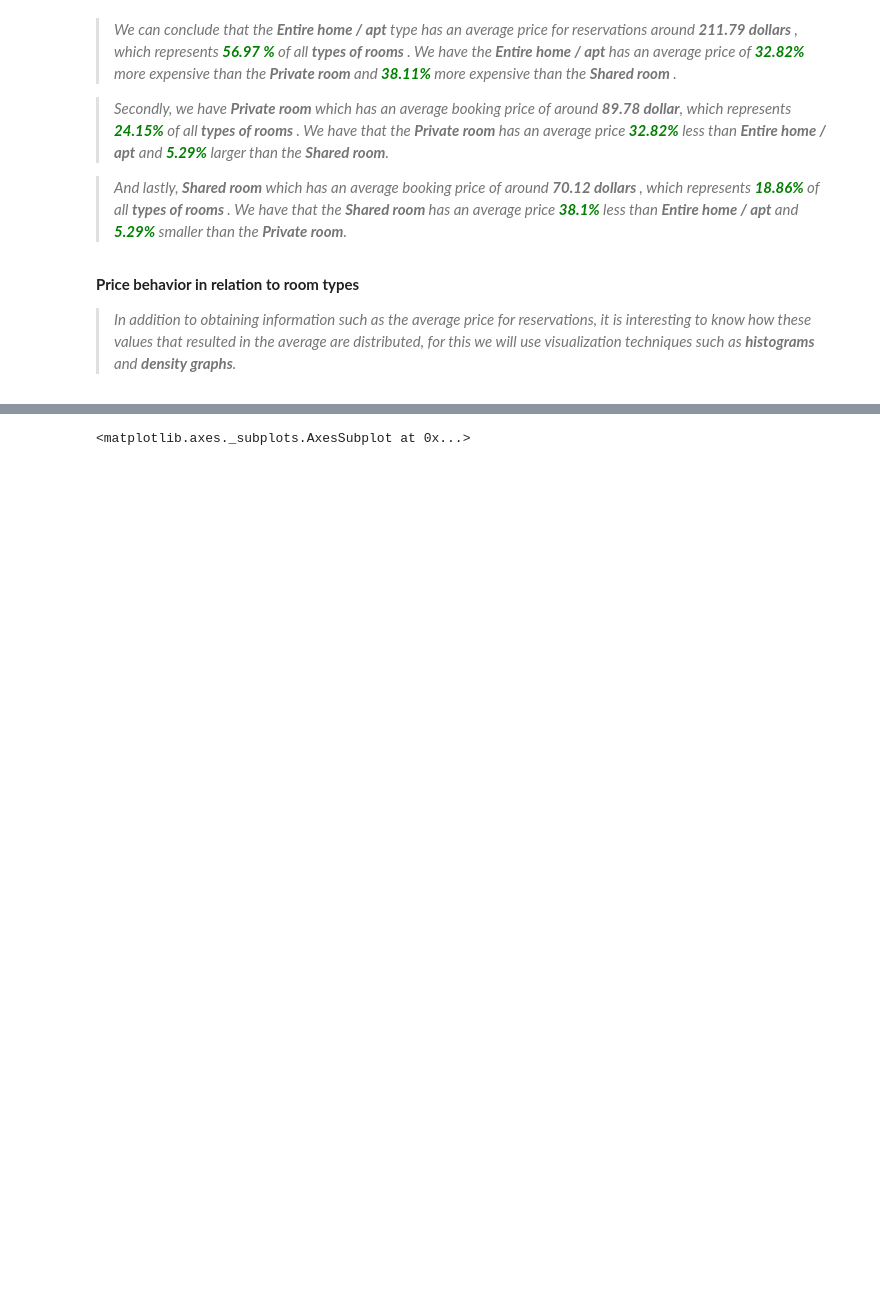
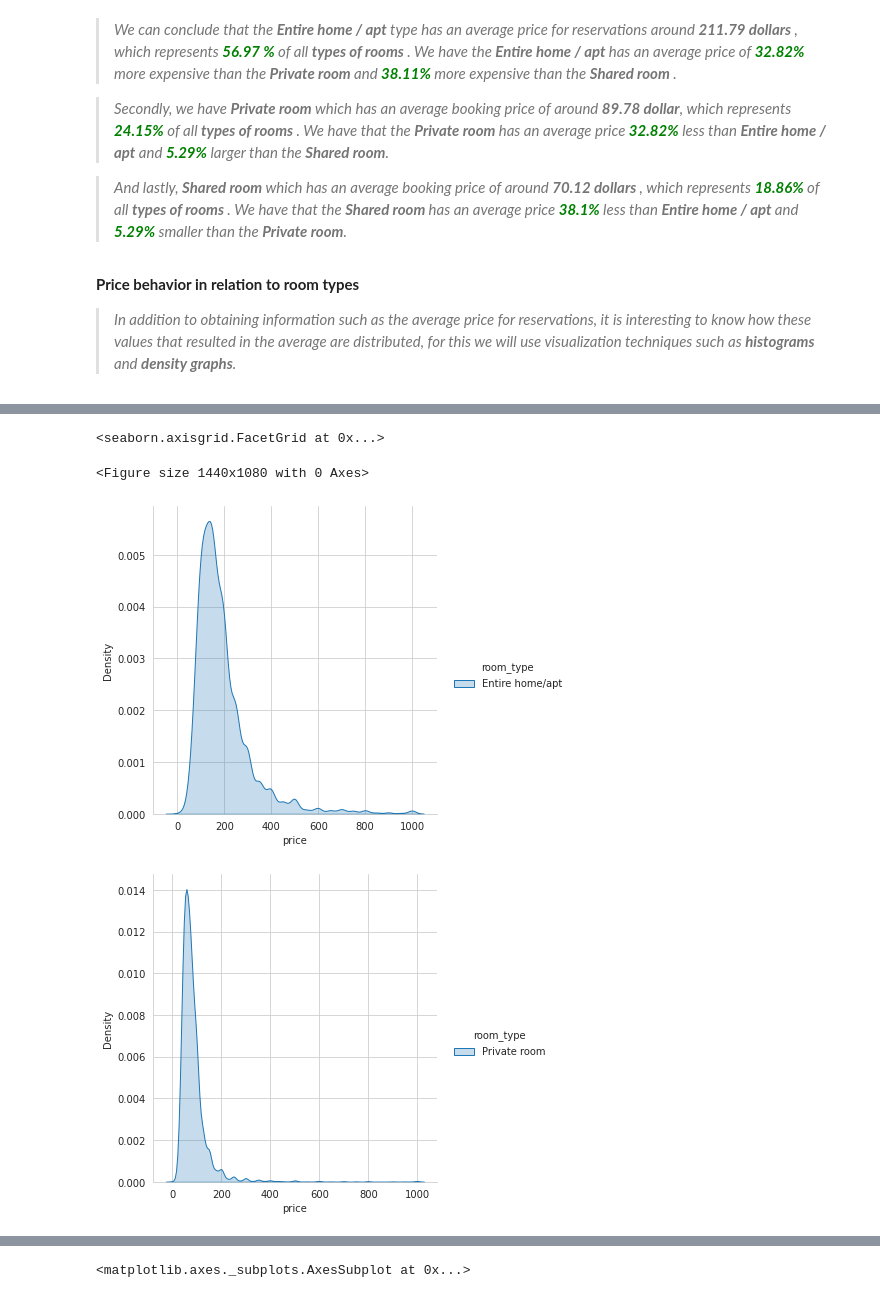
Before and after one commit to yaman9675/understand_Airbnb, a Jupyter notebook: understand_Airbnb.ipynb, the cells around one changed output, grey strips where cells are left out. Saved outputs shown, nothing was run; the diff lists cells and outputs as text; code cells hidden in the pictures; blank space fills up the shorter version.

```diff
--- a/understand_Airbnb.ipynb
+++ b/understand_Airbnb.ipynb
@@ -879,3 +851,12 @@ plt.gca().set(title='Frequency Histogram', xlabel='Claims', ylabel='Frequency');
+# %%
+plt.figure(figsize=(20,15))
+sns.displot(entire_home, x=entire_home['price'], hue="room_type", kind="kde", fill=True)
+sns.displot(private_room, x=private_room['price'], hue="room_type", kind="kde", fill=True)
+# %% [output]
+<seaborn.axisgrid.FacetGrid at 0x...>
+<Figure size 1440x1080 with 0 Axes>
+[figure, added]
+[figure, added]
 # %%
 sns.set_style('whitegrid')
 sns.distplot(entire_home['price'], label = 'gfh' ,hist=True)
```
Also changed, not shown: parts of 24 cells of this notebook.
